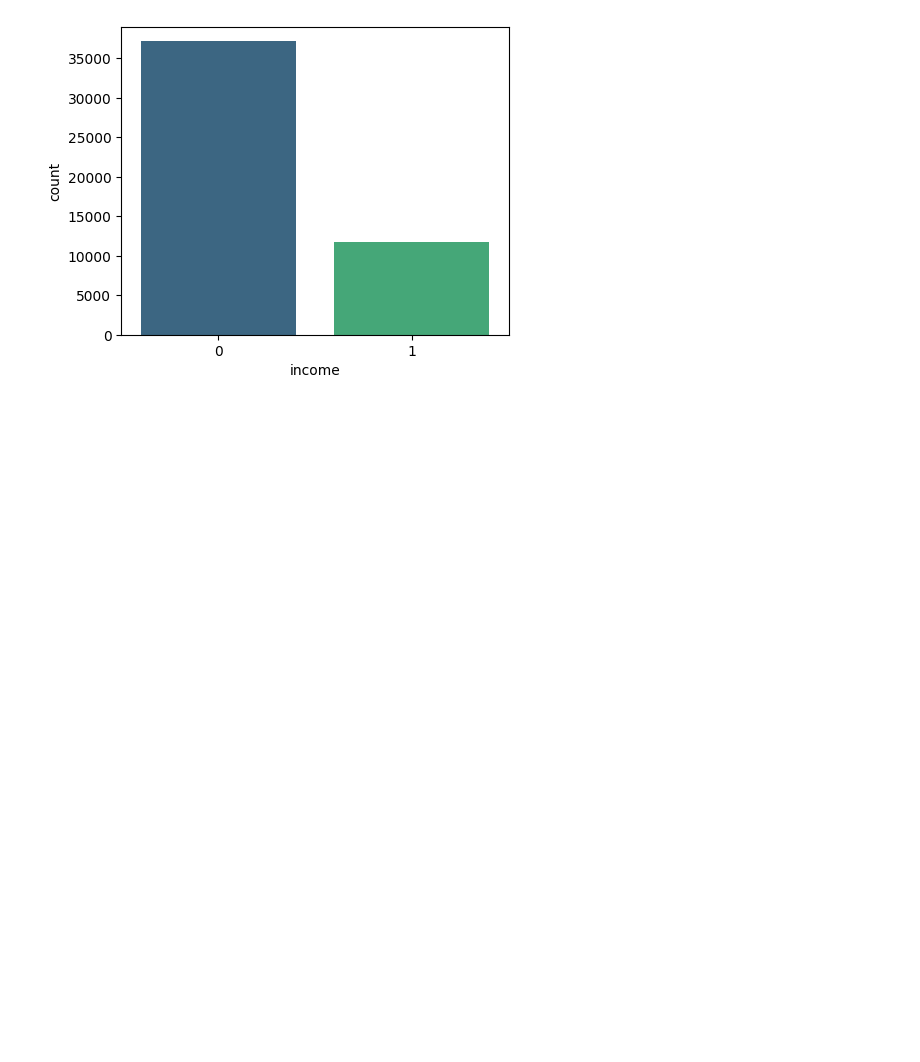
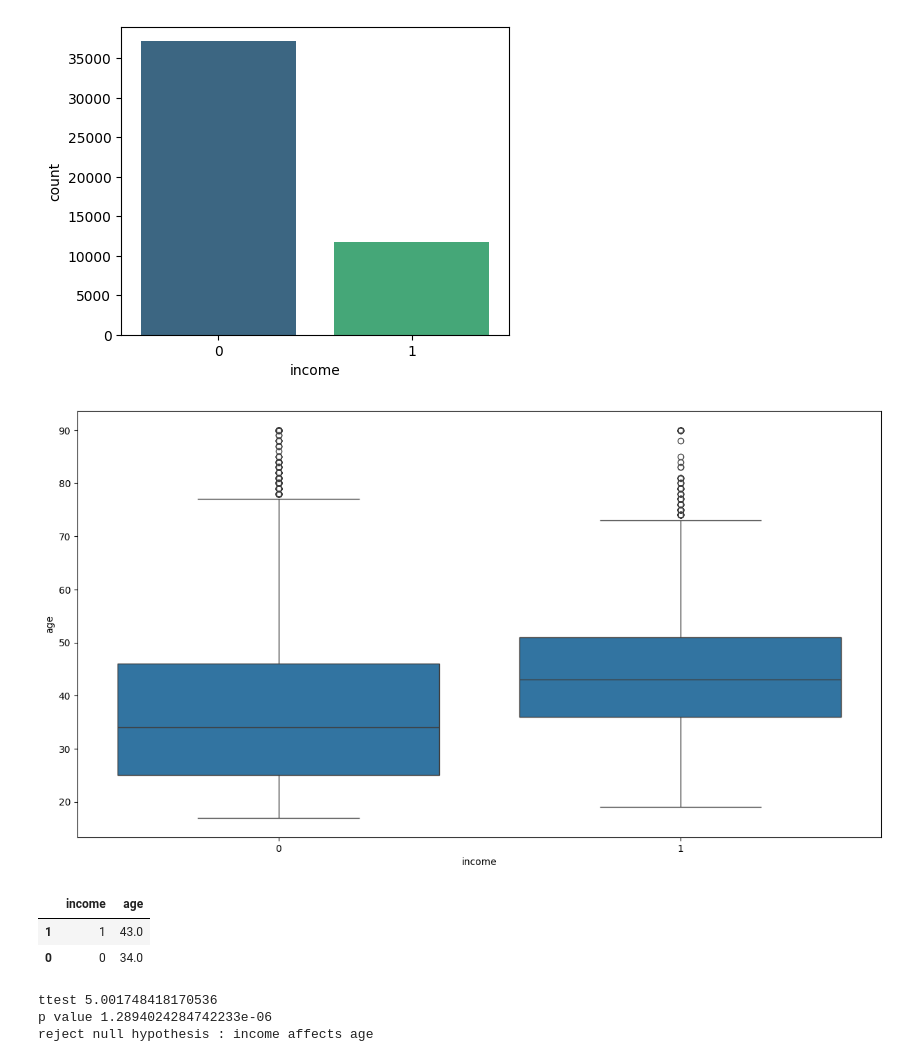
Before and after one commit to Gajendra9444/Data-Science, a Jupyter notebook: stat_data.ipynb, the cells around one changed output. Saved outputs shown, nothing was run; the diff lists cells and outputs as text; code cells hidden in the pictures; blank space fills up the shorter version.

```diff
--- a/stat_data.ipynb
+++ b/stat_data.ipynb
@@ -547,3 +547,15 @@ ax = sns.countplot(x='income', data=data, palette='viridis')
 plt.show()
 # %% [output]
 [figure]
+# %%
+plt.figure(figsize=(15, 8))
+sns.boxplot(x='income', y='age', data=data)
+plt.show()
+# %% [output]
+[figure, added]
+# %%
+data [['income', 'age']].groupby(['income'], as_index=False).median().sort_values(by = 'age', ascending=False)
+# %% [output]
+|  | income | age |
+| 1 | 1 | 43.0 |
+| 0 | 0 | 34.0 |
@@ -549,0 +573,14 @@ plt.show()
+# %%
+from scipy.stats import ttest_ind
+ttest,pval = ttest_ind(income_1, income_0, equal_var=False)
+print("ttest",ttest)
+print('p value',pval)
+
+if pval <= 0.05: # type: ignore
+    print("reject null hypothesis : income affects age")
+else:
+    print("accept null hypothesis : income does not affect age")
+# %% [output]
+ttest 5.001748418170536
+p value 1.2894024284742233e-06
+reject null hypothesis : income affects age
```
Also changed, not shown: parts of 42 cells of this notebook, 1 other file.
